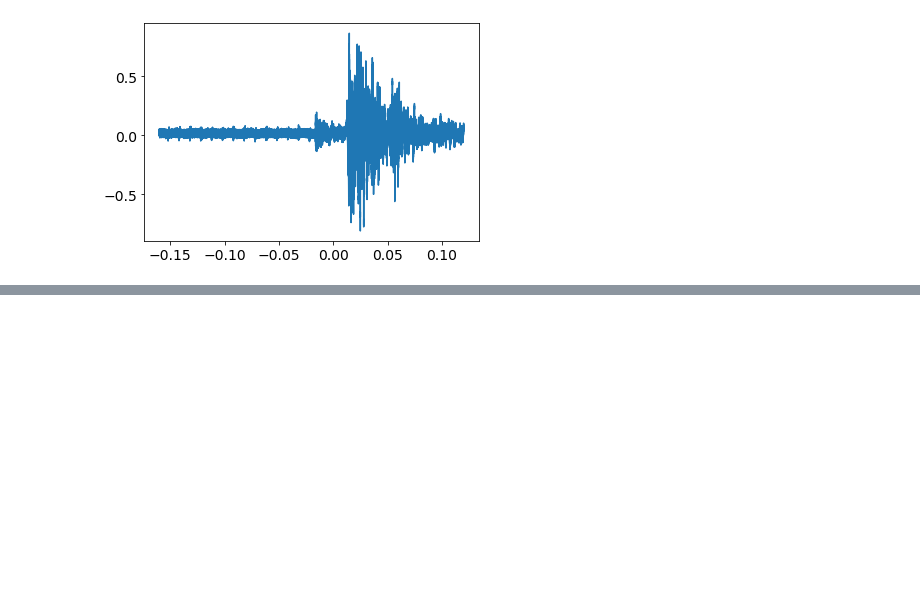
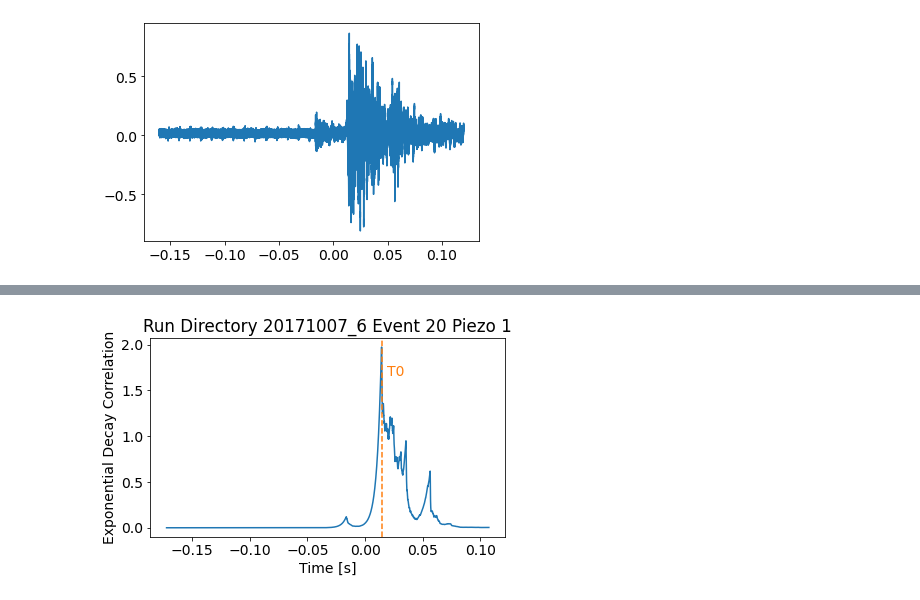
Before and after one commit to gputnam/SBC-Analysis, a Jupyter notebook: UserCode/gputnam/nb/AcousticT0.ipynb, the cells around one changed output, grey strips where cells are left out. Saved outputs shown, nothing was run; the diff lists cells and outputs as text; code cells hidden in the pictures; blank space fills up the shorter version.

```diff
--- a/UserCode/gputnam/nb/AcousticT0.ipynb
+++ b/UserCode/gputnam/nb/AcousticT0.ipynb
@@ -67,0 +113,14 @@ else:
+# %%
+plt.plot(corr_t, corr)
+plt.ylabel("Exponential Decay Correlation")
+plt.xlabel("Time [s]")
+plt.title("Run Directory %s Event %i Piezo %i" % (rundir.split("/")[-1], event, PIEZO))
+
+plt.tight_layout()
+
+plt.axvline(test_t0, color="tab:orange", linestyle="--")
+plt.text(test_t0+0.005, plt.ylim()[1]*0.8,  "T0",
+         color="tab:orange", horizontalalignment="left")
+plt.savefig("figures/median_correlated_summed_spectogram_amplitude_R%s_E%i_P%i.png" % (rundir.split("/")[-1], event, PIEZO))
+# %% [output]
+[figure, added]
```
Also changed, not shown: parts of 9 cells of this notebook.
